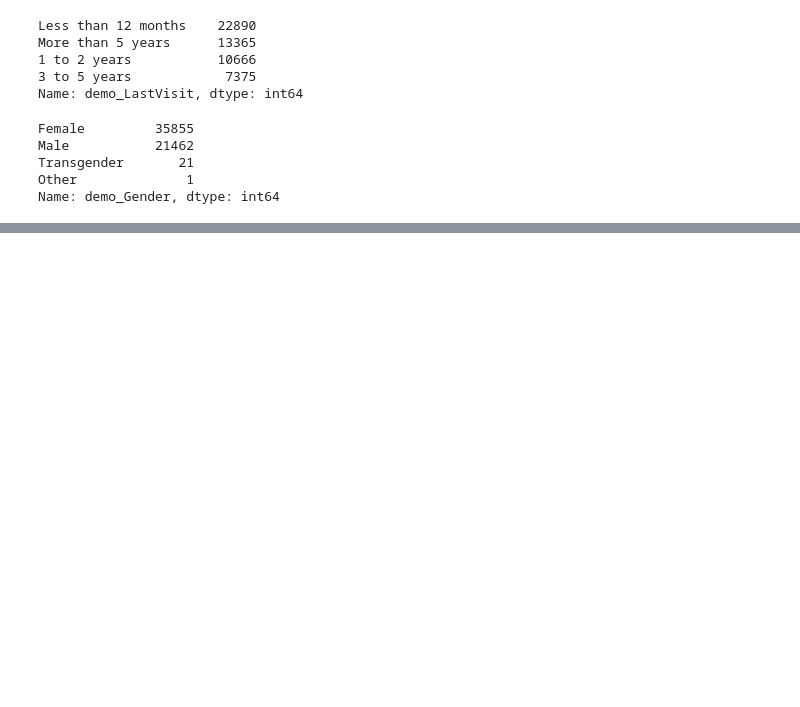
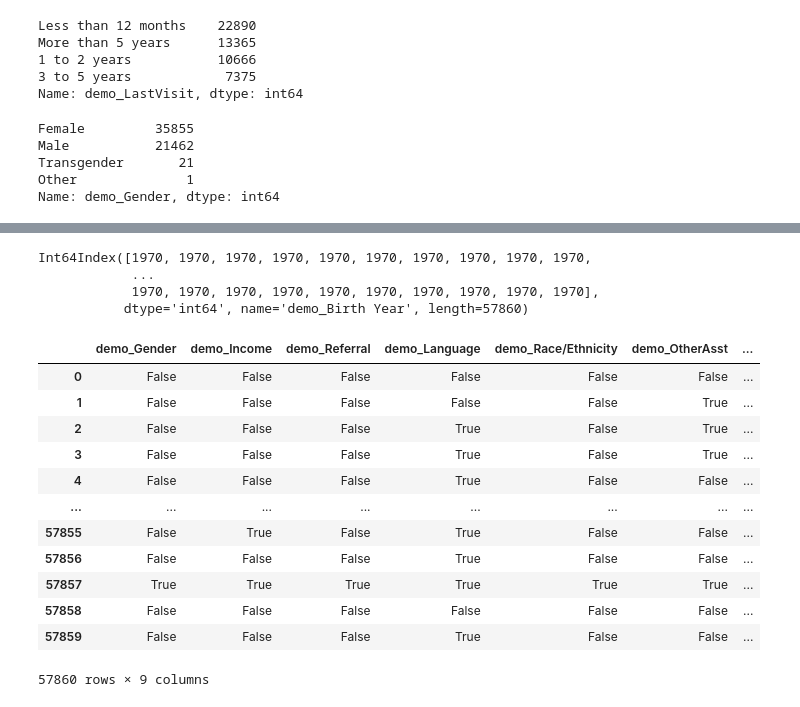
Before and after one commit to Jmiah789/smile-on-get_tootha_choppa, a Jupyter notebook: notebooks/Demographics.ipynb, the cells around one changed output, grey strips where cells are left out. Drawn from its saved outputs; the diff is of its cells as text; code cells hidden in the pictures; blank space fills up the shorter version.

```diff
--- a/notebooks/Demographics.ipynb
+++ b/notebooks/Demographics.ipynb
@@ -146,0 +209,4 @@ Name: demo_Gender, dtype: int64
+# %%
+df_demo['demo_Birth Year'].replace(['#NUM!','#VALUE!', 'None' ], 1800, inplace=True)
+# %%
+df_demo['demo_Birth Year']=pd.to_numeric(df_demo['demo_Birth Year'])
@@ -146,0 +251,23 @@ Name: demo_Gender, dtype: int64
+# %%
+pd.DatetimeIndex(df_demo['demo_Birth Year']).year
+# %% [output]
+Int64Index([1970, 1970, 1970, 1970, 1970, 1970, 1970, 1970, 1970, 1970,
+            ...
+            1970, 1970, 1970, 1970, 1970, 1970, 1970, 1970, 1970, 1970],
+           dtype='int64', name='demo_Birth Year', length=57860)
+# %%
+df_demo.isna()
+# %% [output]
+|  | demo_Gender | demo_Income | demo_Referral | demo_Language | demo_Race/Ethnicity | demo_OtherAsst | ... |
+| 0 | False | False | False | False | False | False | ... |
+| 1 | False | False | False | False | False | True | ... |
+| 2 | False | False | False | True | False | True | ... |
+| 3 | False | False | False | True | False | True | ... |
+| 4 | False | False | False | True | False | False | ... |
+| ... | ... | ... | ... | ... | ... | ... | ... |
+| 57855 | False | True | False | True | False | False | ... |
+| 57856 | False | False | False | True | False | False | ... |
+| 57857 | True | True | True | True | True | True | ... |
+| 57858 | False | False | False | False | False | False | ... |
+| 57859 | False | False | False | True | False | False | ... |
+57860 rows × 9 columns
```
Also changed, not shown: parts of 13 cells of this notebook, 3 other files.
